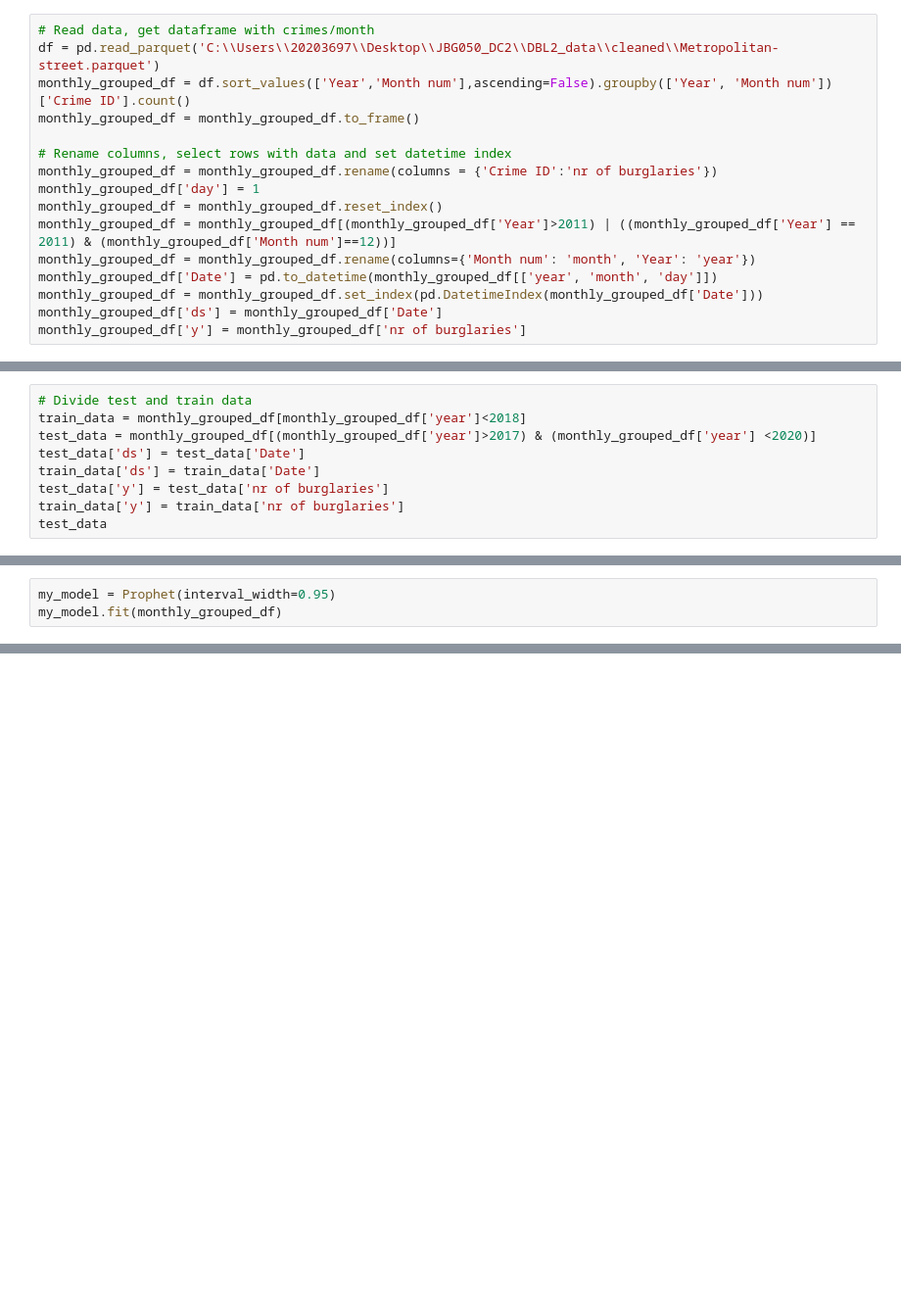
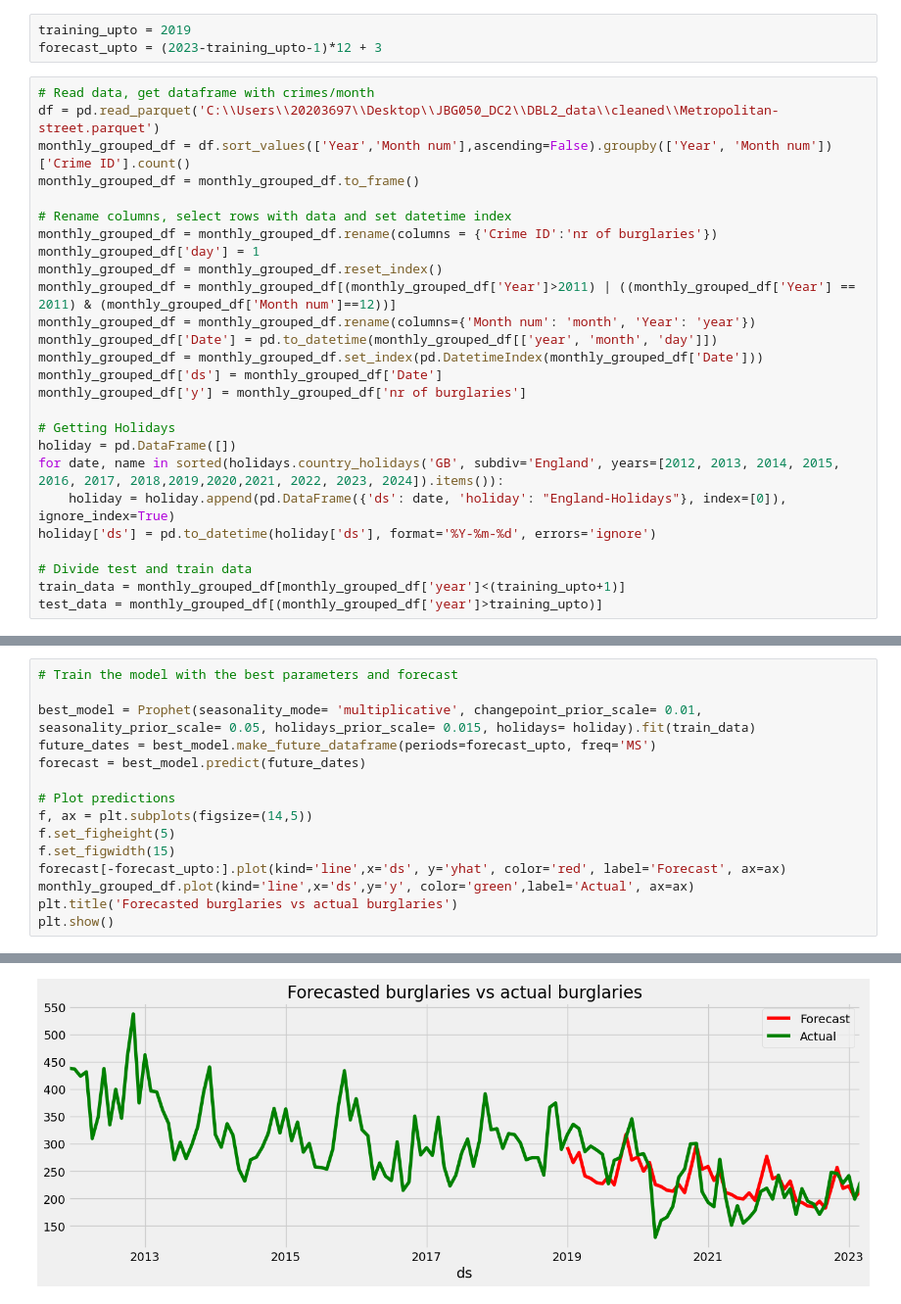
Before and after one commit to isavgt/JBG050-group11, a Jupyter notebook: forecast_prophet.ipynb, the cells around one changed output, grey strips where cells are left out. Shown at 98% size. Drawn from its saved outputs; the diff is of its cells as text; blank space fills up the shorter version.

Commit message:
hyper parameter tuning prophet model

```diff
--- a/forecast_prophet.ipynb
+++ b/forecast_prophet.ipynb
@@ -14,3 +9,6 @@ plt.style.use('fivethirtyeight')
+# %%
+training_upto = 2019
+forecast_upto = (2023-training_upto-1)*12 + 3
 # %%
 # Read data, get dataframe with crimes/month
 df = pd.read_parquet('C:\\Users\\20203697\\Desktop\\JBG050_DC2\\DBL2_data\\cleaned\\Metropolitan-street.parquet')
@@ -27,3 +25,13 @@ monthly_grouped_df['Date'] = pd.to_datetime(monthly_grouped_df[['year', 'month',
 monthly_grouped_df = monthly_grouped_df.set_index(pd.DatetimeIndex(monthly_grouped_df['Date']))
 monthly_grouped_df['ds'] = monthly_grouped_df['Date']
 monthly_grouped_df['y'] = monthly_grouped_df['nr of burglaries']
+
+# Getting Holidays
+holiday = pd.DataFrame([])
+for date, name in sorted(holidays.country_holidays('GB', subdiv='England', years=[2012, 2013, 2014, 2015, 2016, 2017, 2018,2019,2020,2021, 2022, 2023, 2024]).items()):
+    holiday = holiday.append(pd.DataFrame({'ds': date, 'holiday': "England-Holidays"}, index=[0]), ignore_index=True)
+holiday['ds'] = pd.to_datetime(holiday['ds'], format='%Y-%m-%d', errors='ignore')
+
+# Divide test and train data
+train_data = monthly_grouped_df[monthly_grouped_df['year']<(training_upto+1)]
+test_data = monthly_grouped_df[(monthly_grouped_df['year']>training_upto)]
@@ -30,9 +55,0 @@ monthly_grouped_df['y'] = monthly_grouped_df['nr of burglaries']
-# %%
-# Divide test and train data
-train_data = monthly_grouped_df[monthly_grouped_df['year']<2018]
-test_data = monthly_grouped_df[(monthly_grouped_df['year']>2017) & (monthly_grouped_df['year'] <2020)]
-test_data['ds'] = test_data['Date']
-train_data['ds'] = train_data['Date']
-test_data['y'] = test_data['nr of burglaries']
-train_data['y'] = train_data['nr of burglaries']
-test_data
@@ -75,3 +55,0 @@ See the caveats in the documentation: https://pandas.pydata.org/pandas-docs/stab
-# %%
-my_model = Prophet(interval_width=0.95)
-my_model.fit(monthly_grouped_df)
@@ -144,0 +104,16 @@ fig = plot_cross_validation_metric(df_cv, metric='rmse')
+# %%
+# Train the model with the best parameters and forecast
+
+best_model = Prophet(seasonality_mode= 'multiplicative', changepoint_prior_scale= 0.01, seasonality_prior_scale= 0.05, holidays_prior_scale= 0.015, holidays= holiday).fit(train_data)
+future_dates = best_model.make_future_dataframe(periods=forecast_upto, freq='MS')
+forecast = best_model.predict(future_dates)
+
+# Plot predictions
+f, ax = plt.subplots(figsize=(14,5))
+f.set_figheight(5)
+f.set_figwidth(15)
+forecast[-forecast_upto:].plot(kind='line',x='ds', y='yhat', color='red', label='Forecast', ax=ax)
+monthly_grouped_df.plot(kind='line',x='ds',y='y', color='green',label='Actual', ax=ax)
+plt.title('Forecasted burglaries vs actual burglaries')
+plt.show()
+# %% [output]
@@ -144,0 +122 @@ fig = plot_cross_validation_metric(df_cv, metric='rmse')
+[figure, added]
```
Also changed, not shown: parts of 13 cells of this notebook.
